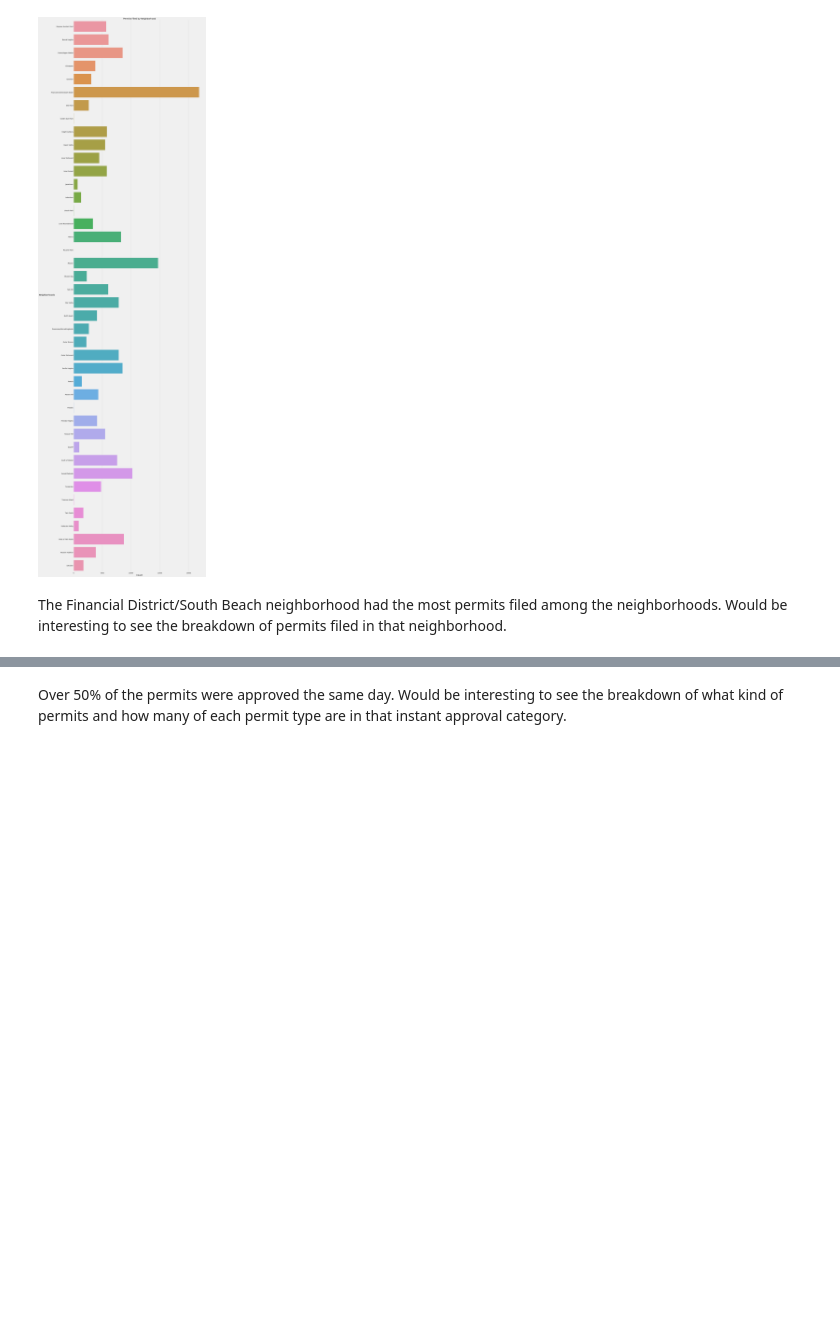
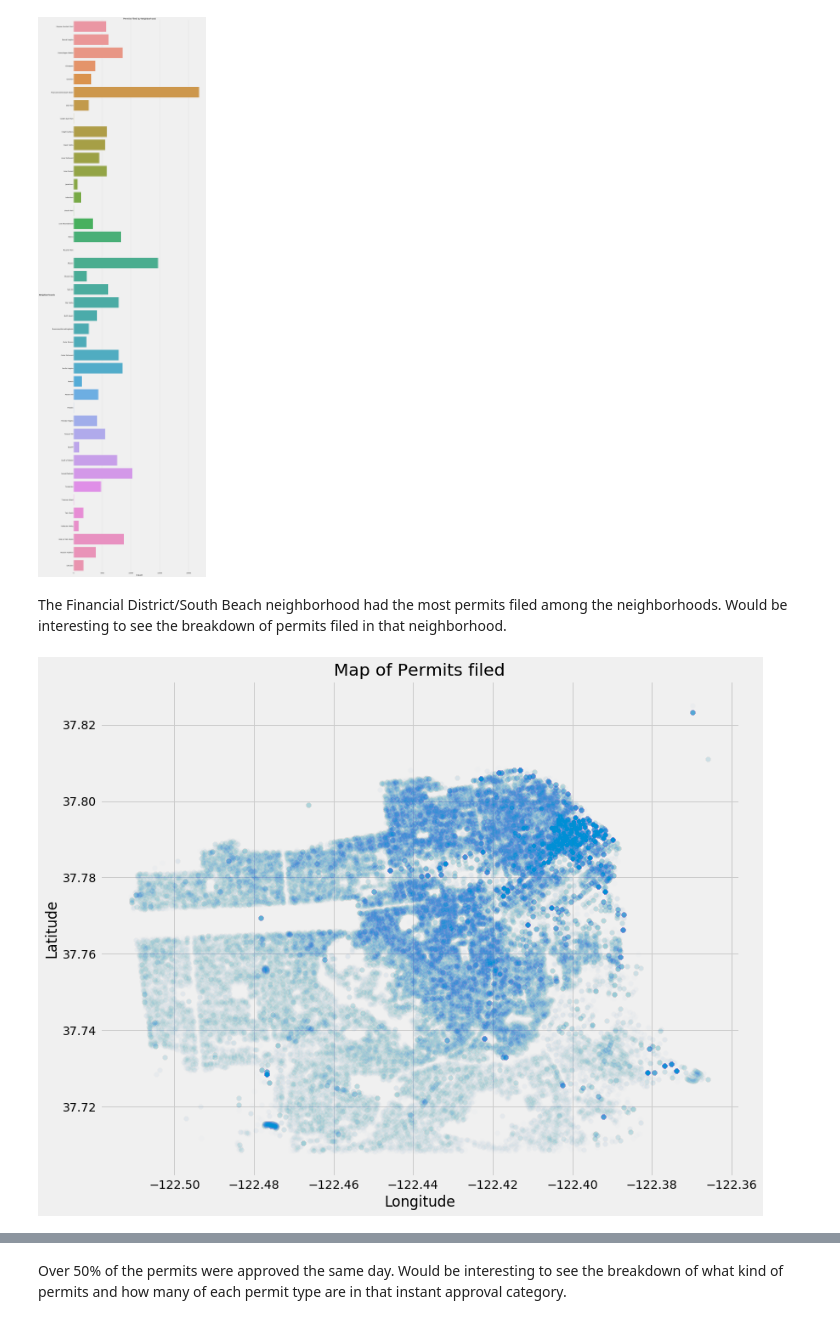
Before and after one commit to hershcode/Springboard, a Jupyter notebook: Capstone_1/EDA_SF_Building_Permits.ipynb, the cells around one changed output, grey strips where cells are left out. Drawn from its saved outputs; the diff is of its cells as text; code cells hidden in the pictures; blank space fills up the shorter version.

```diff
--- a/Capstone_1/EDA_SF_Building_Permits.ipynb
+++ b/Capstone_1/EDA_SF_Building_Permits.ipynb
@@ -80,6 +80,15 @@ plt.show()
 [figure]
 # %% [markdown]
 The Financial District/South Beach neighborhood had the most permits filed among the neighborhoods. Would be interesting to see the breakdown of permits filed in that neighborhood.
+# %%
+plt.figure(figsize=(12,10))
+_ = sb.scatterplot(x='longitude', y='latitude', data=df, alpha=0.01)
+_ = plt.xlabel(s='Longitude')
+_ = plt.ylabel(s='Latitude')
+_ = plt.title(s='Map of Permits filed')
+plt.show()
+# %% [output]
+[figure, added]
 # %%
 order = ["instant approval", "1 - 59 days", "60 - 119 days", "120 - 179 days", "180+ days", "denied", "undetermined"]
 plt.figure(figsize=(12, 6))
```
Also changed, not shown: parts of 3 cells of this notebook.
